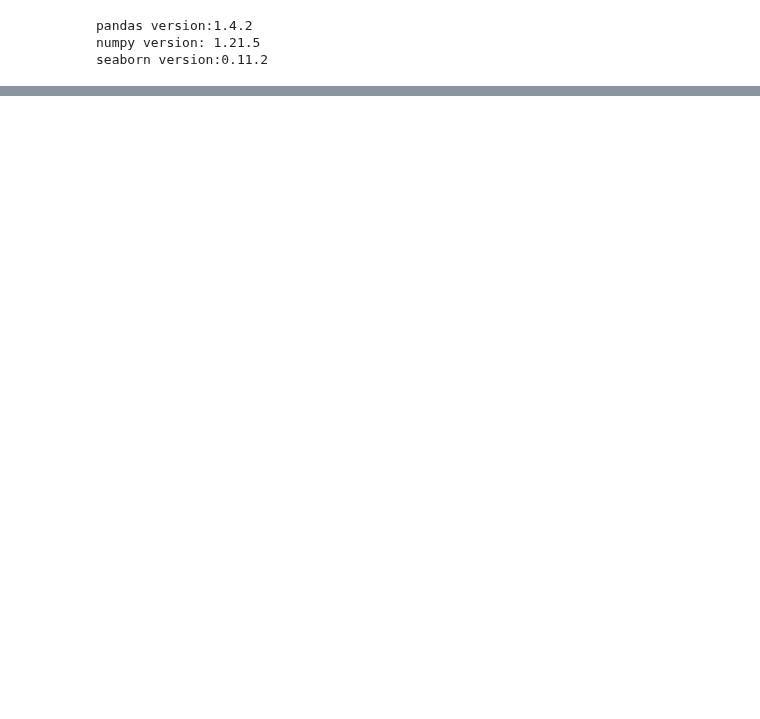
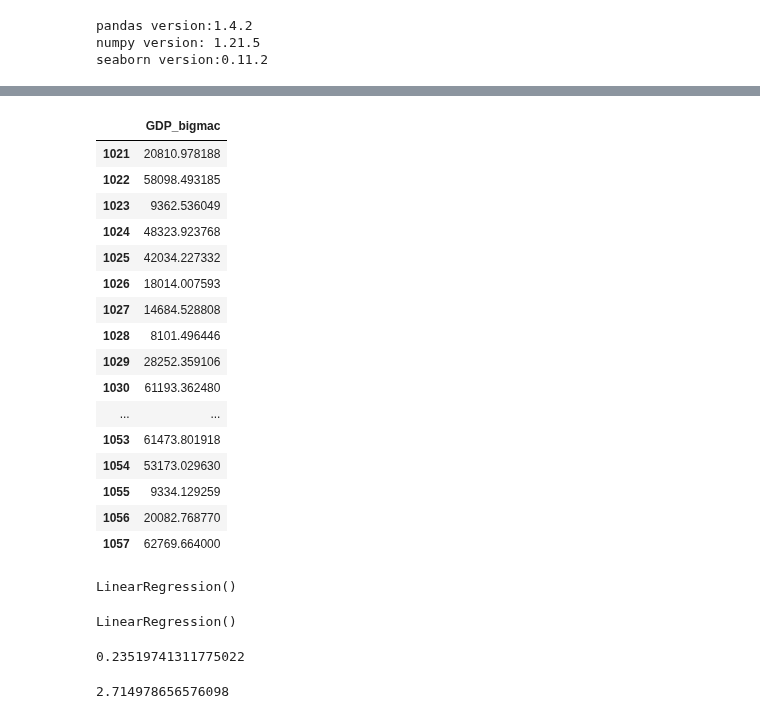
Before and after one commit to DevNutthapng2017/lab_mach_learn, a Jupyter notebook: simple_linear_regression.ipynb, the cells around one changed output, grey strips where cells are left out. Cells and saved outputs as stored; diff of their text form; code cells hidden in the pictures; blank space fills up the shorter version.

```diff
--- a/simple_linear_regression.ipynb
+++ b/simple_linear_regression.ipynb
@@ -31,0 +114,24 @@ df.info()
+# %%
+df[['GDP_bigmac']] ##จะส่งข้อมูลแบบ Data Frame(df)
+# %% [output]
+|  | GDP_bigmac |
+| 1021 | 20810.978188 |
+| 1022 | 58098.493185 |
+| 1023 | 9362.536049 |
+| 1024 | 48323.923768 |
+| 1025 | 42034.227332 |
+| 1026 | 18014.007593 |
+| 1027 | 14684.528808 |
+| 1028 | 8101.496446 |
+| 1029 | 28252.359106 |
+| 1030 | 61193.362480 |
+| ... | ... |
+| 1053 | 61473.801918 |
+| 1054 | 53173.029630 |
+| 1055 | 9334.129259 |
+| 1056 | 20082.768770 |
+| 1057 | 62769.664000 |
+# %%
+model.fit(df[['GDP_bigmac']],df['dollar_price'])
+# %% [output]
+LinearRegression()
@@ -31,0 +141,12 @@ df.info()
+# %%
+model.fit(X,y) #syntex กำหนดให้ใช้ค่า X ตัวใหญ่
+# %% [output]
+LinearRegression()
+# %%
+model.score(X,y) #เมื่อผ่านค่า X ,y จะได้ค่า R-squard
+# %% [output]
+0.23519741311775022
+# %%
+model.intercept_
+# %% [output]
+2.714978656576098
```
Also changed, not shown: parts of 35 cells of this notebook.
